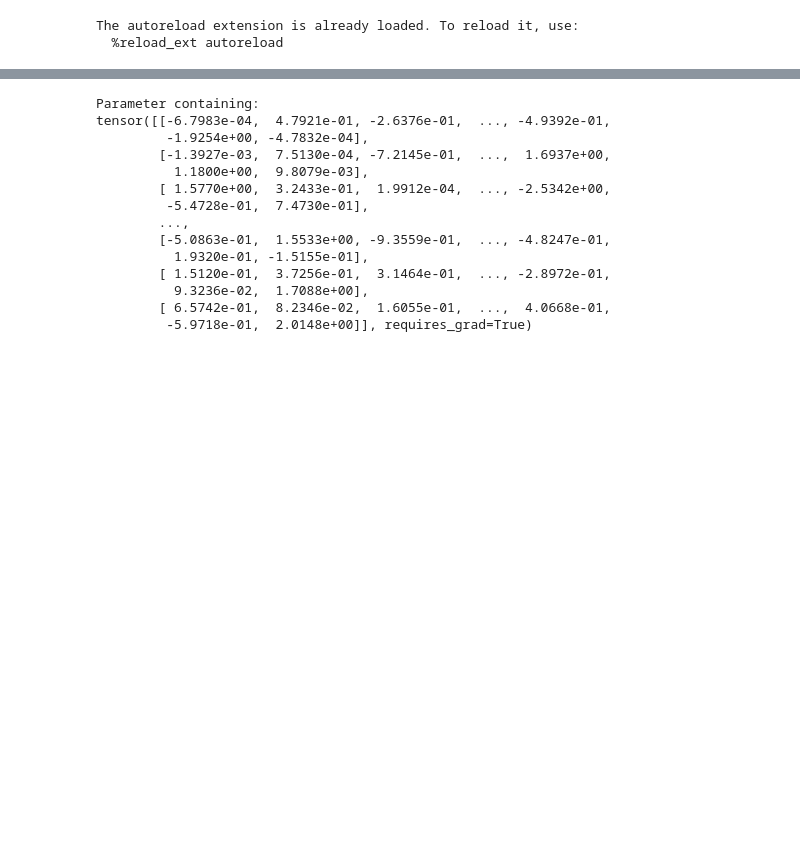
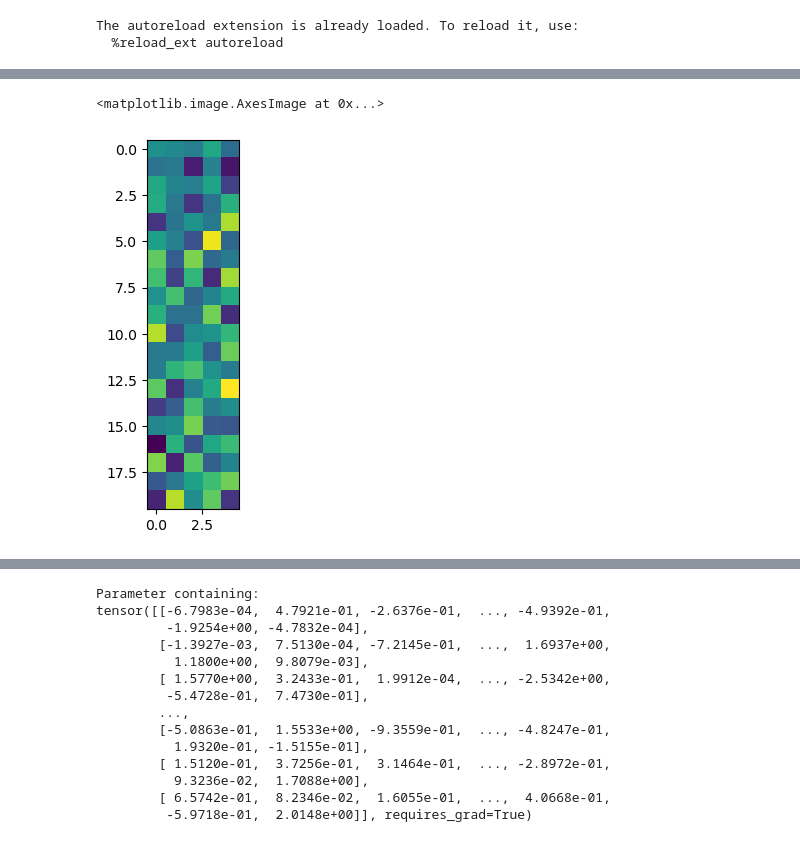
Before and after one commit to tylergibbs/dsc180ProjectB, a Jupyter notebook: GOLEMTS/testing.ipynb, the cells around one changed output, grey strips where cells are left out. Drawn from its saved outputs; the diff is of its cells as text; code cells hidden in the pictures; blank space fills up the shorter version.

```diff
--- a/GOLEMTS/testing.ipynb
+++ b/GOLEMTS/testing.ipynb
@@ -259,0 +88,5 @@ dag_obj.A.shape
+# %%
+plt.imshow(A_init)
+# %% [output]
+<matplotlib.image.AxesImage at 0x...>
+[figure, added]
```
Also changed, not shown: parts of 46 cells of this notebook, 5 other files.
